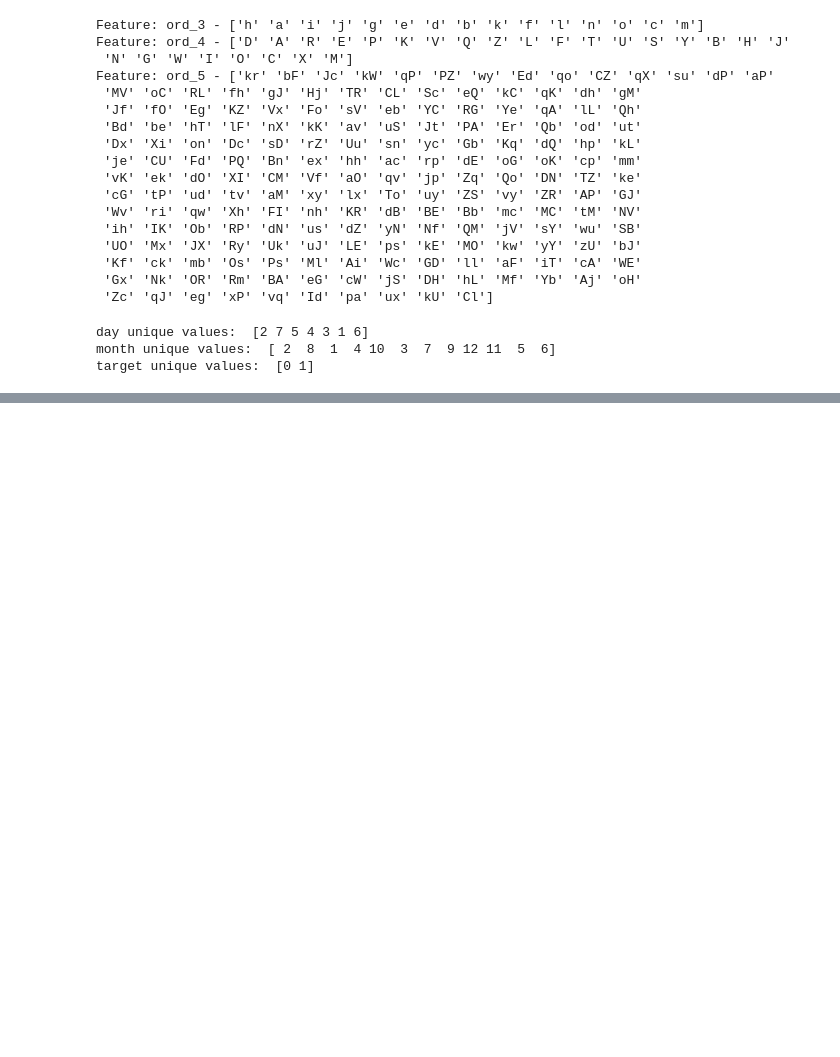
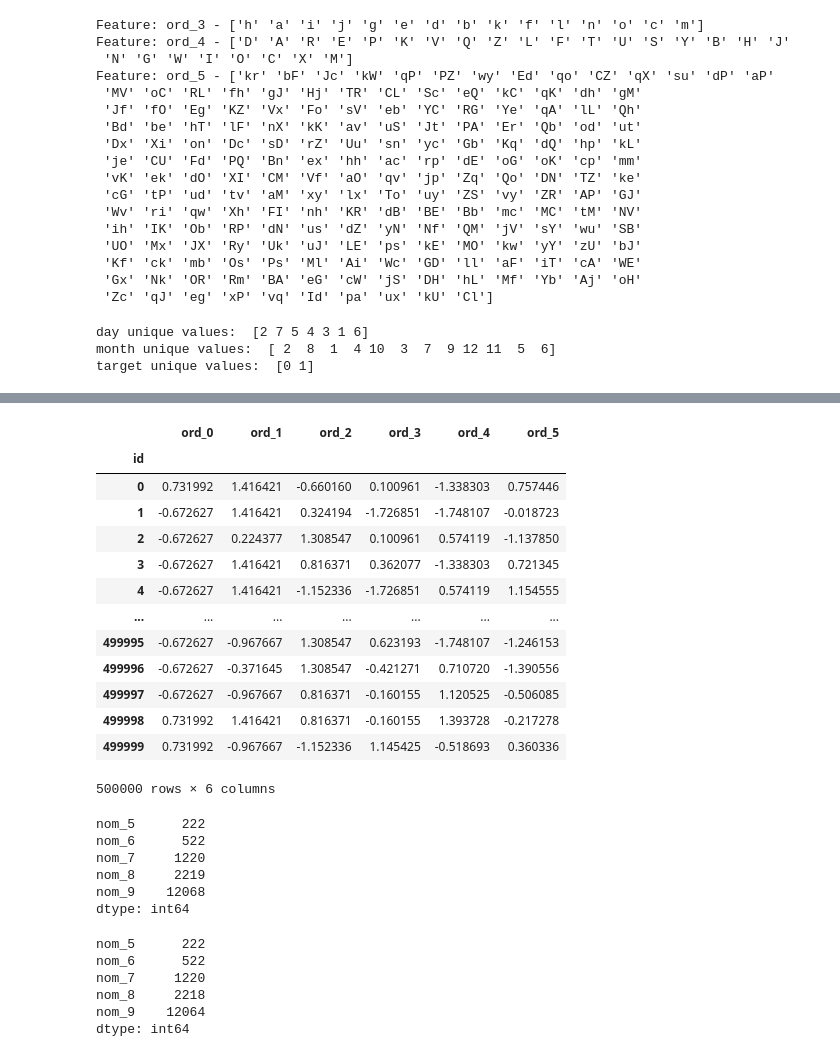
Before and after one commit to restful3/ds4th_study, a Jupyter notebook: code_dongwoo/ch07-cat-in-the-dat.ipynb, the cells around one changed output, grey strips where cells are left out. Saved outputs shown, nothing was run; the diff lists cells and outputs as text; code cells hidden in the pictures; blank space fills up the shorter version.

```diff
--- a/code_dongwoo/ch07-cat-in-the-dat.ipynb
+++ b/code_dongwoo/ch07-cat-in-the-dat.ipynb
@@ -252,0 +335,27 @@ plot_cat_dist_with_true_ratio(train, date_features, 1, 2, size=(15, 10))
+# %%
+# 이진형 피처를 정수로 매핑합니다.
+
+all_data["bin_3"] = all_data["bin_3"].map({"F": 0, "T": 1})
+all_data["bin_4"] = all_data["bin_4"].map({"N": 0, "Y": 1})
+# %%
+# 불필요한 피처를 삭제합니다.
+
+all_data.drop("bin_0", inplace=True, axis=1)
+# %%
+ord1dict = {"Novice": 0, "Contributor": 1, "Expert": 2, "Master": 3, "Grandmaster": 4}
+ord2dict = {
+    "Freezing": 0,
+    "Cold": 1,
+    "Warm": 2,
+    "Hot": 3,
+    "Boiling Hot": 4,
+    "Lava Hot": 5,
+}
+
+all_data["ord_1"] = all_data["ord_1"].map(ord1dict)
+all_data["ord_2"] = all_data["ord_2"].map(ord2dict)
+# %%
+ord_encoder = OrdinalEncoder(categories="auto")  # OrdinalEncoder 객체 생성
+all_data[ord_features[3:]] = ord_encoder.fit_transform(all_data[ord_features[3:]])
+
+all_data[ord_features[3:]]
@@ -252,0 +377,27 @@ plot_cat_dist_with_true_ratio(train, date_features, 1, 2, size=(15, 10))
+# %%
+all_data[ord_features] = StandardScaler().fit_transform(all_data[ord_features])
+all_data[ord_features]
+# %% [output]
+|  | ord_0 | ord_1 | ord_2 | ord_3 | ord_4 | ord_5 |
+| id |  |  |  |  |  |  |
+| 0 | 0.731992 | 1.416421 | -0.660160 | 0.100961 | -1.338303 | 0.757446 |
+| 1 | -0.672627 | 1.416421 | 0.324194 | -1.726851 | -1.748107 | -0.018723 |
+| 2 | -0.672627 | 0.224377 | 1.308547 | 0.100961 | 0.574119 | -1.137850 |
+| 3 | -0.672627 | 1.416421 | 0.816371 | 0.362077 | -1.338303 | 0.721345 |
+| 4 | -0.672627 | 1.416421 | -1.152336 | -1.726851 | 0.574119 | 1.154555 |
+| ... | ... | ... | ... | ... | ... | ... |
+| 499995 | -0.672627 | -0.967667 | 1.308547 | 0.623193 | -1.748107 | -1.246153 |
+| 499996 | -0.672627 | -0.371645 | 1.308547 | -0.421271 | 0.710720 | -1.390556 |
+| 499997 | -0.672627 | -0.967667 | 0.816371 | -0.160155 | 1.120525 | -0.506085 |
+| 499998 | 0.731992 | 1.416421 | 0.816371 | -0.160155 | 1.393728 | -0.217278 |
+| 499999 | 0.731992 | -0.967667 | -1.152336 | 1.145425 | -0.518693 | 0.360336 |
+500000 rows × 6 columns
+# %%
+all_data[nom_features[5:]].nunique()
+# %% [output]
+nom_5      222
+nom_6      522
+nom_7     1220
+nom_8     2219
+nom_9    12068
+dtype: int64
@@ -252,0 +410,9 @@ plot_cat_dist_with_true_ratio(train, date_features, 1, 2, size=(15, 10))
+# %%
+all_data[nom_features[5:]].nunique()
+# %% [output]
+nom_5      222
+nom_6      522
+nom_7     1220
+nom_8     2218
+nom_9    12064
+dtype: int64
```
Also changed, not shown: parts of 41 cells of this notebook, 4 other files.
